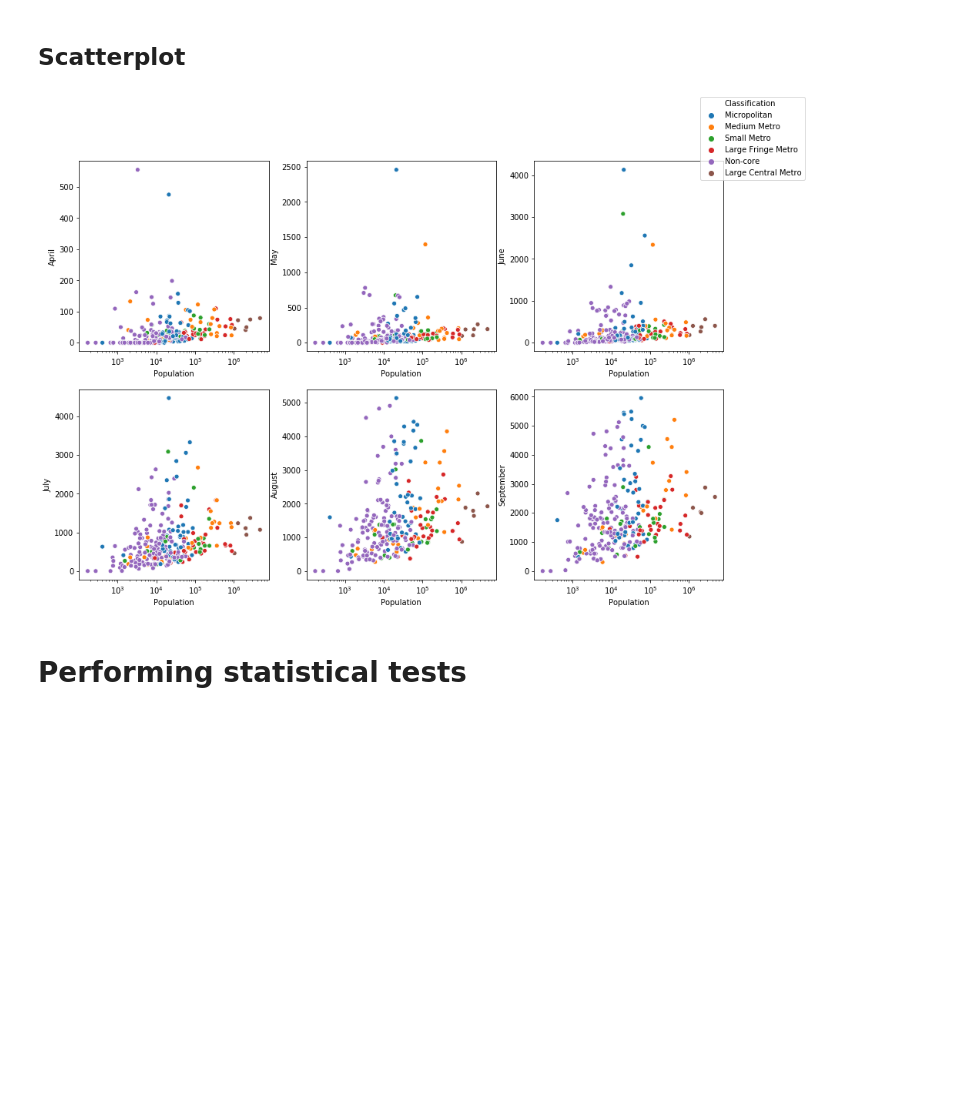
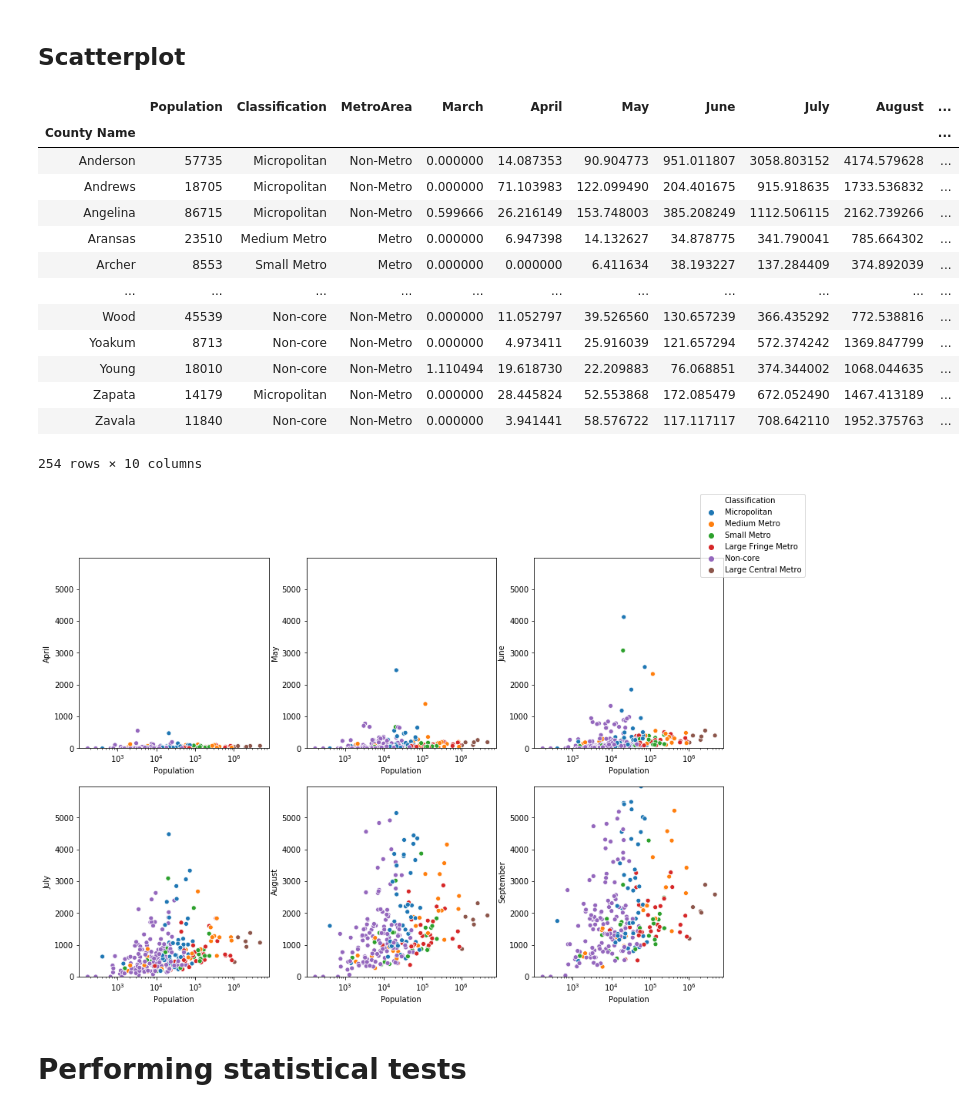
Before and after one commit to Data-Analytics-2020/Hypothesis-Testing-Assignment, a Jupyter notebook: hypothesis_8.ipynb, the cells around one changed output. Saved outputs shown, nothing was run; the diff lists cells and outputs as text; code cells hidden in the pictures; blank space fills up the shorter version.

```diff
--- a/hypothesis_8.ipynb
+++ b/hypothesis_8.ipynb
@@ -180,5 +195,22 @@ fig2.savefig('graphs/hypothesis_8_2.png')
 # %% [markdown]
 ## Scatterplot
+# %%
+avg_month_df
+# %% [output]
+|  | Population | Classification | MetroArea | March | April | May | June | July | August | ... |
+| County Name |  |  |  |  |  |  |  |  |  | ... |
+| Anderson | 57735 | Micropolitan | Non-Metro | 0.000000 | 14.087353 | 90.904773 | 951.011807 | 3058.803152 | 4174.579628 | ... |
+| Andrews | 18705 | Micropolitan | Non-Metro | 0.000000 | 71.103983 | 122.099490 | 204.401675 | 915.918635 | 1733.536832 | ... |
+| Angelina | 86715 | Micropolitan | Non-Metro | 0.599666 | 26.216149 | 153.748003 | 385.208249 | 1112.506115 | 2162.739266 | ... |
+| Aransas | 23510 | Medium Metro | Metro | 0.000000 | 6.947398 | 14.132627 | 34.878775 | 341.790041 | 785.664302 | ... |
+| Archer | 8553 | Small Metro | Metro | 0.000000 | 0.000000 | 6.411634 | 38.193227 | 137.284409 | 374.892039 | ... |
+| ... | ... | ... | ... | ... | ... | ... | ... | ... | ... | ... |
+| Wood | 45539 | Non-core | Non-Metro | 0.000000 | 11.052797 | 39.526560 | 130.657239 | 366.435292 | 772.538816 | ... |
+| Yoakum | 8713 | Non-core | Non-Metro | 0.000000 | 4.973411 | 25.916039 | 121.657294 | 572.374242 | 1369.847799 | ... |
+| Young | 18010 | Non-core | Non-Metro | 1.110494 | 19.618730 | 22.209883 | 76.068851 | 374.344002 | 1068.044635 | ... |
+| Zapata | 14179 | Micropolitan | Non-Metro | 0.000000 | 28.445824 | 52.553868 | 172.085479 | 672.052490 | 1467.413189 | ... |
+| Zavala | 11840 | Non-core | Non-Metro | 0.000000 | 3.941441 | 58.576722 | 117.117117 | 708.642110 | 1952.375763 | ... |
+254 rows × 10 columns
 # %%
 import seaborn as sns
 
@@ -186,12 +218,14 @@ cols=3
 fig3, axes = plt.subplots(2, cols, figsize=(15,10))
 fig3.suptitle('', fontsize=32)
 
+max = avg_month_df.iloc[:,3:].max().max()
 for month in range(4, 10, 1):
     idx = month - 4
-    ax = ax=axes[int(idx/cols)][idx%cols]
+    ax = axes[int(idx/cols)][idx%cols]
+    ax.set_ylim(0, max);
     g = sns.scatterplot(data=avg_month_df, x="Population", y=calendar.month_name[month],
                         hue='Classification', ax=ax)
-    g.set(xscale="log");
+    g.set(xscale="log")
     ax.get_legend().remove()
 #     plt.setp(ax.get_legend().get_texts(), fontsize='7')
 
@@ -200,7 +234,7 @@ fig3.legend(handles, labels, loc='upper right')
 
 fig3.savefig('graphs/hypothesis_8_3.png')
 # %% [output]
-[figure, old version]
+[figure, new version]
 # %% [markdown]
 # Performing statistical tests
 # %% [markdown]
```
Also changed, not shown: parts of 11 cells of this notebook, 4 other files.
